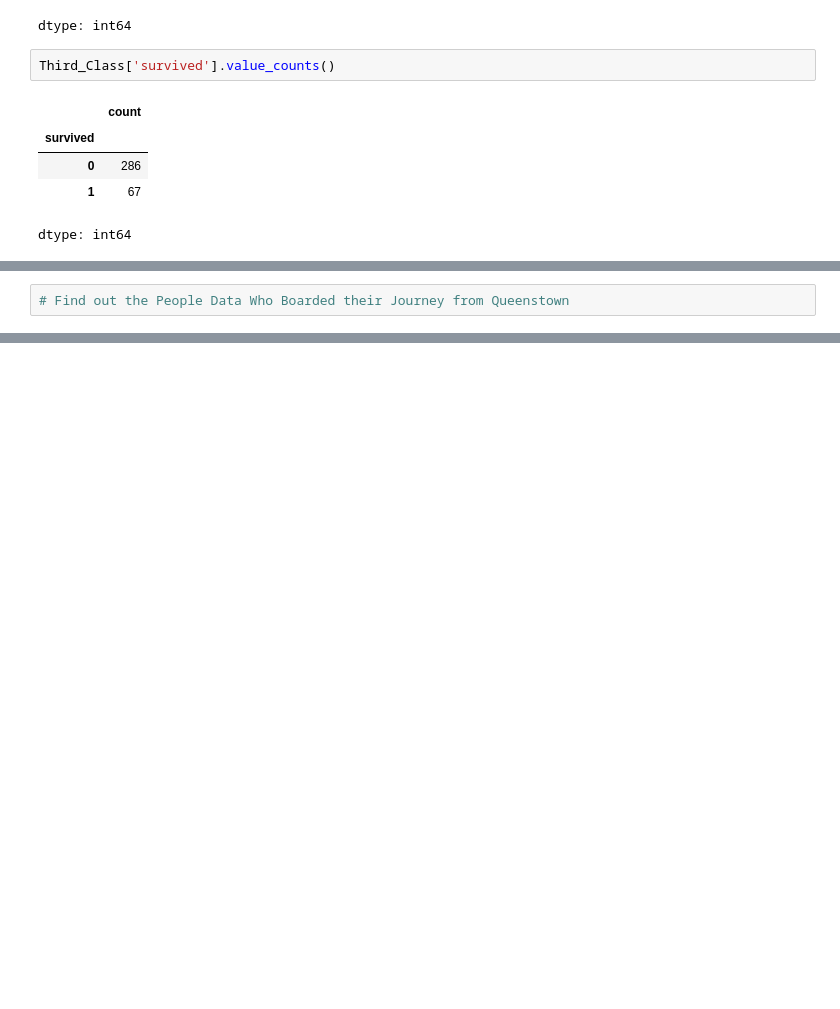
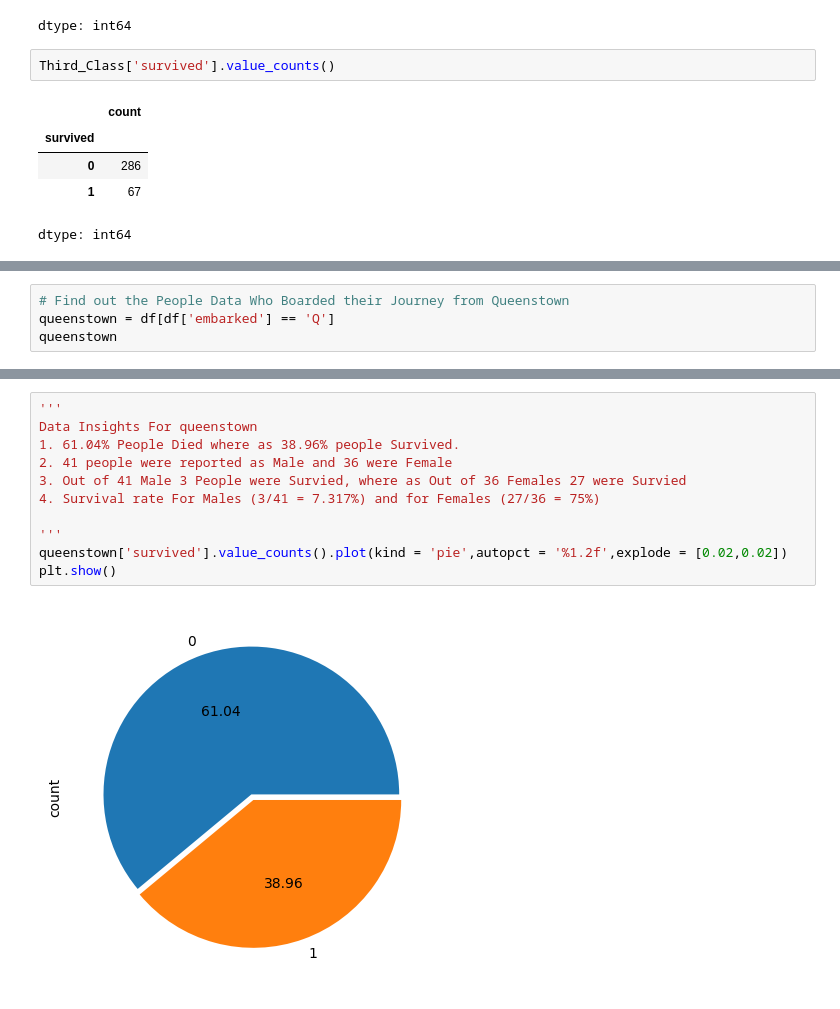
Before and after one commit to NikhilJ2712/Data-Science, a Jupyter notebook: Case_Study_01_Titanic_EDA.ipynb, the cells around one changed output, grey strips where cells are left out. Drawn from its saved outputs; the diff is of its cells as text; blank space fills up the shorter version.

```diff
--- a/Case_Study_01_Titanic_EDA.ipynb
+++ b/Case_Study_01_Titanic_EDA.ipynb
@@ -289,2 +419,4 @@ dtype: int64
 # %%
 # Find out the People Data Who Boarded their Journey from Queenstown
+queenstown = df[df['embarked'] == 'Q']
+queenstown
@@ -290,0 +453,13 @@ dtype: int64
+# %%
+'''
+Data Insights For queenstown
+1. 61.04% People Died where as 38.96% people Survived.
+2. 41 people were reported as Male and 36 were Female
+3. Out of 41 Male 3 People were Survied, where as Out of 36 Females 27 were Survied
+4. Survival rate For Males (3/41 = 7.317%) and for Females (27/36 = 75%)
+
+'''
+queenstown['survived'].value_counts().plot(kind = 'pie',autopct = '%1.2f',explode = [0.02,0.02])
+plt.show()
+# %% [output]
+[figure, added]
```
Also changed, not shown: parts of 68 cells of this notebook.
